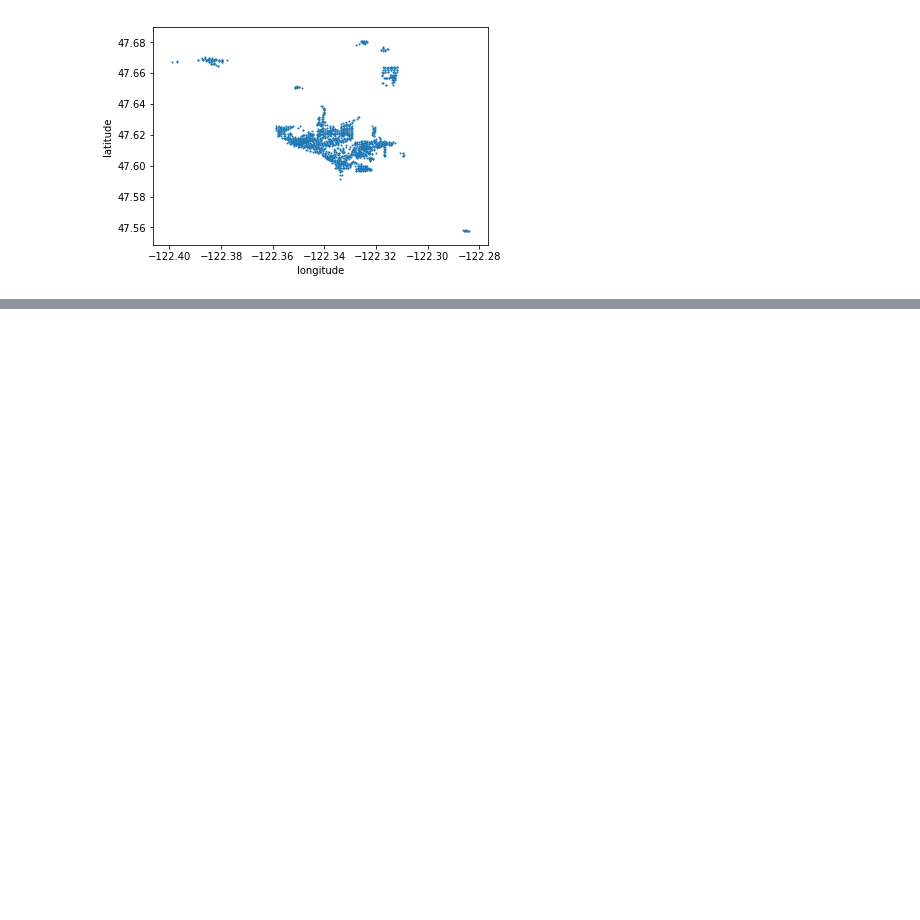
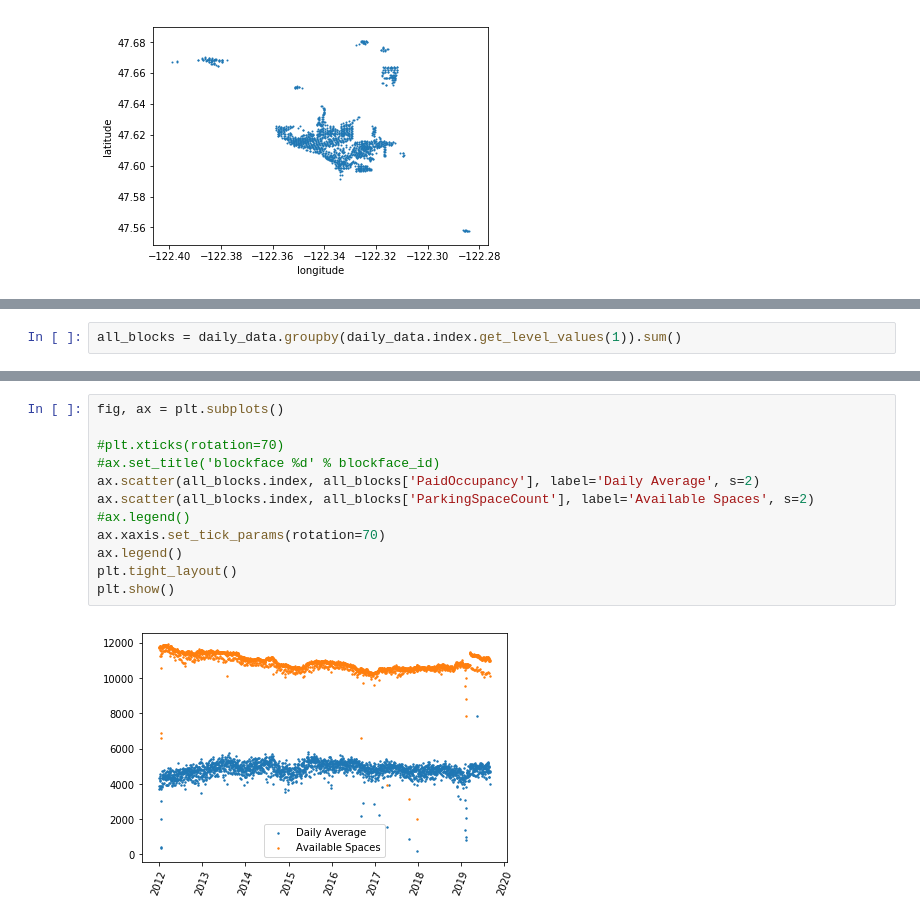
Before and after one commit to mocohen/Capstone-Project-1, a Jupyter notebook: EDA.ipynb, the cells around one changed output, grey strips where cells are left out. Saved outputs shown, nothing was run; the diff lists cells and outputs as text; blank space fills up the shorter version.

```diff
--- a/EDA.ipynb
+++ b/EDA.ipynb
@@ -58,0 +151,2 @@ plt.savefig('parking_overlaid.png')
+# %%
+all_blocks = daily_data.groupby(daily_data.index.get_level_values(1)).sum()
@@ -58,0 +174,14 @@ plt.savefig('parking_overlaid.png')
+# %%
+fig, ax = plt.subplots()
+
+#plt.xticks(rotation=70)
+#ax.set_title('blockface %d' % blockface_id)
+ax.scatter(all_blocks.index, all_blocks['PaidOccupancy'], label='Daily Average', s=2)
+ax.scatter(all_blocks.index, all_blocks['ParkingSpaceCount'], label='Available Spaces', s=2)
+#ax.legend()
+ax.xaxis.set_tick_params(rotation=70)
+ax.legend()
+plt.tight_layout()
+plt.show()
+# %% [output]
+[figure, added]
```
Also changed, not shown: parts of 19 cells of this notebook, 1 other file.
